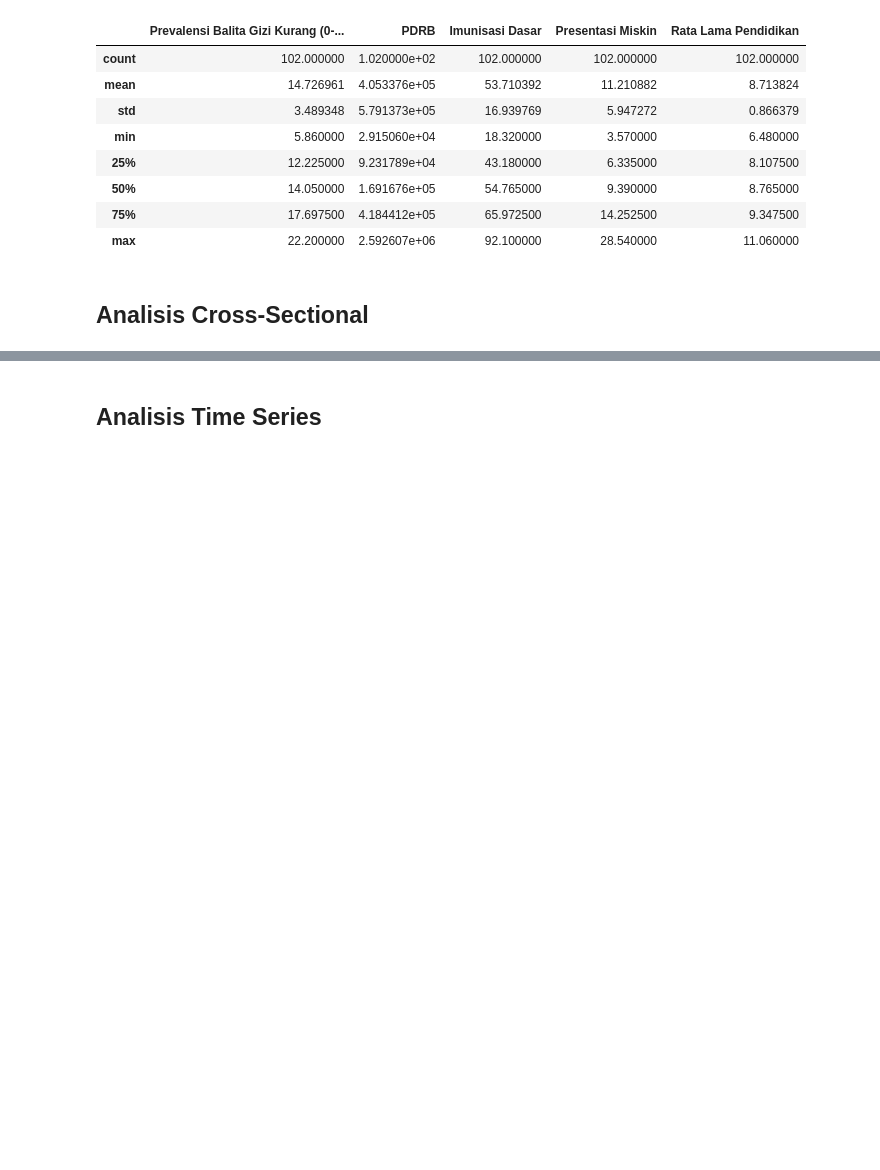
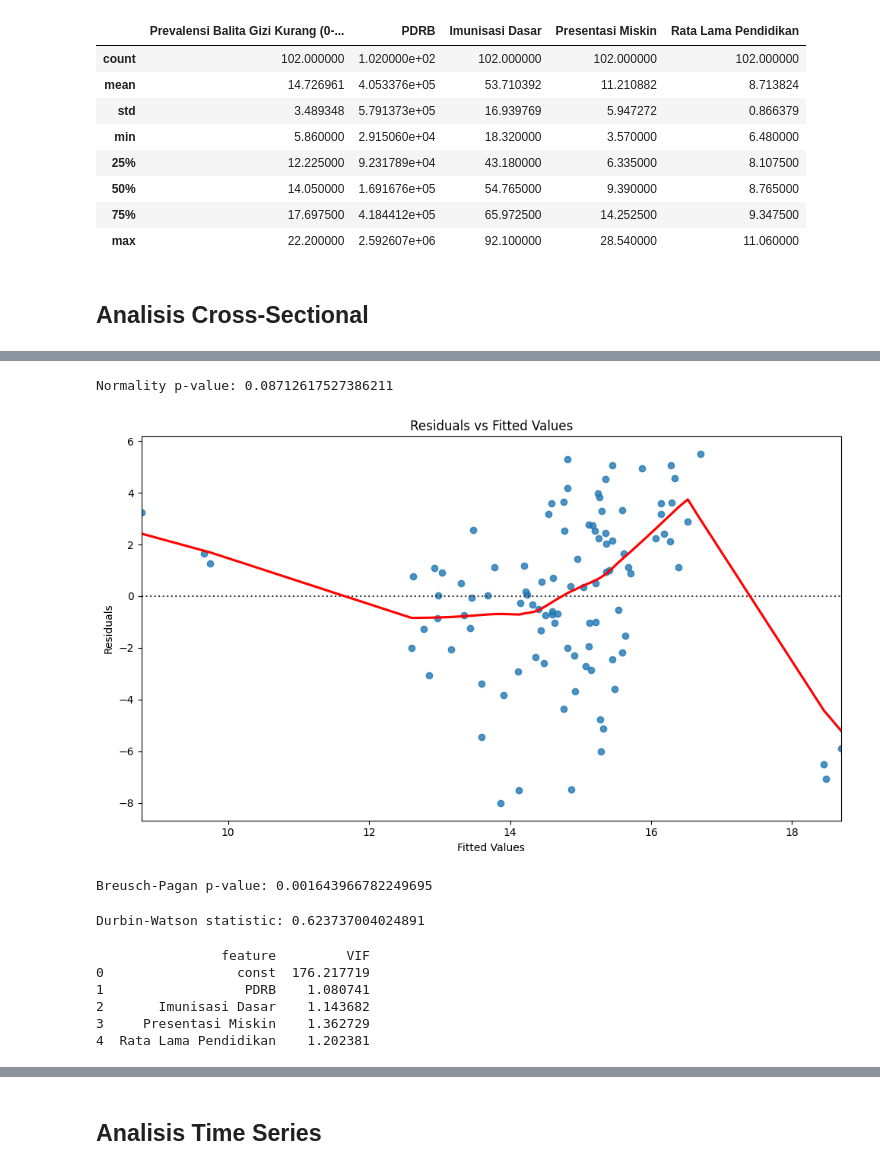
Before and after one commit to MHusni1604/Pengantar-Anlisis-Data-Panel, a Jupyter notebook: Tugas_Minggu_1.ipynb, the cells around one changed output, grey strips where cells are left out. Saved outputs shown, nothing was run; the diff lists cells and outputs as text; code cells hidden in the pictures; blank space fills up the shorter version.

```diff
--- a/Tugas_Minggu_1.ipynb
+++ b/Tugas_Minggu_1.ipynb
@@ -81,3 +85,43 @@ Notes:
 [1] Standard Errors assume that the covariance matrix of the errors is correctly specified.
 [2] The condition number is large, 9.39e+06. This might indicate that there are
 strong multicollinearity or other numerical problems.
+# %%
+# Normalitas Residual
+plt.figure(figsize=(10, 6))
+sns.residplot(x=model.fittedvalues, y=model.resid, lowess=True, line_kws={'color': 'red'})
+plt.xlabel('Fitted Values')
+plt.ylabel('Residuals')
+plt.title('Residuals vs Fitted Values')
+plt.tight_layout()
+
+normality_pval = normal_ad(model.resid)[1]
+print(f"Normality p-value: {normality_pval}")
+# %% [output]
+Normality p-value: 0.08712617527386211
+[figure, added]
+# %%
+# Homokedastisitas (Breusch-Pagan Test)
+bp_test = het_breuschpagan(model.resid, model.model.exog)
+bp_pval = bp_test[1]
+print(f"Breusch-Pagan p-value: {bp_pval}")
+# %% [output]
+Breusch-Pagan p-value: 0.001643966782249695
+# %%
+# Autocorrelation (Durbin-Watson test)
+dw_stat = durbin_watson(model.resid)
+print(f"Durbin-Watson statistic: {dw_stat}")
+# %% [output]
+Durbin-Watson statistic: 0.623737004024891
+# %%
+# Multicollinearity (VIF)
+vif_data = pd.DataFrame()
+vif_data['feature'] = X.columns
+vif_data['VIF'] = [variance_inflation_factor(X.values, i) for i in range(X.shape[1])]
+print(vif_data)
+# %% [output]
+                feature         VIF
+0                 const  176.217719
+1                  PDRB    1.080741
+2       Imunisasi Dasar    1.143682
+3     Presentasi Miskin    1.362729
+4  Rata Lama Pendidikan    1.202381
```
Also changed, not shown: parts of 32 cells of this notebook.
